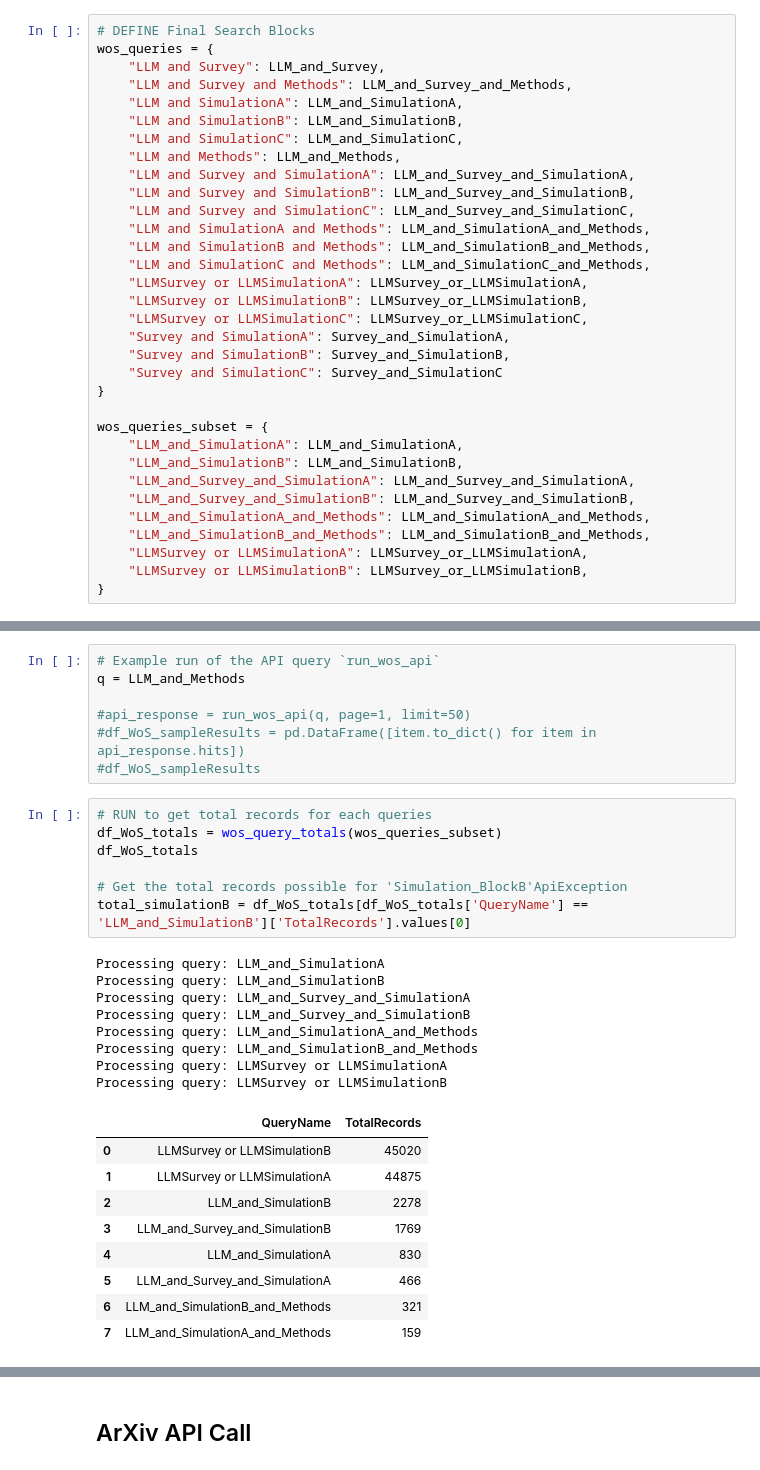
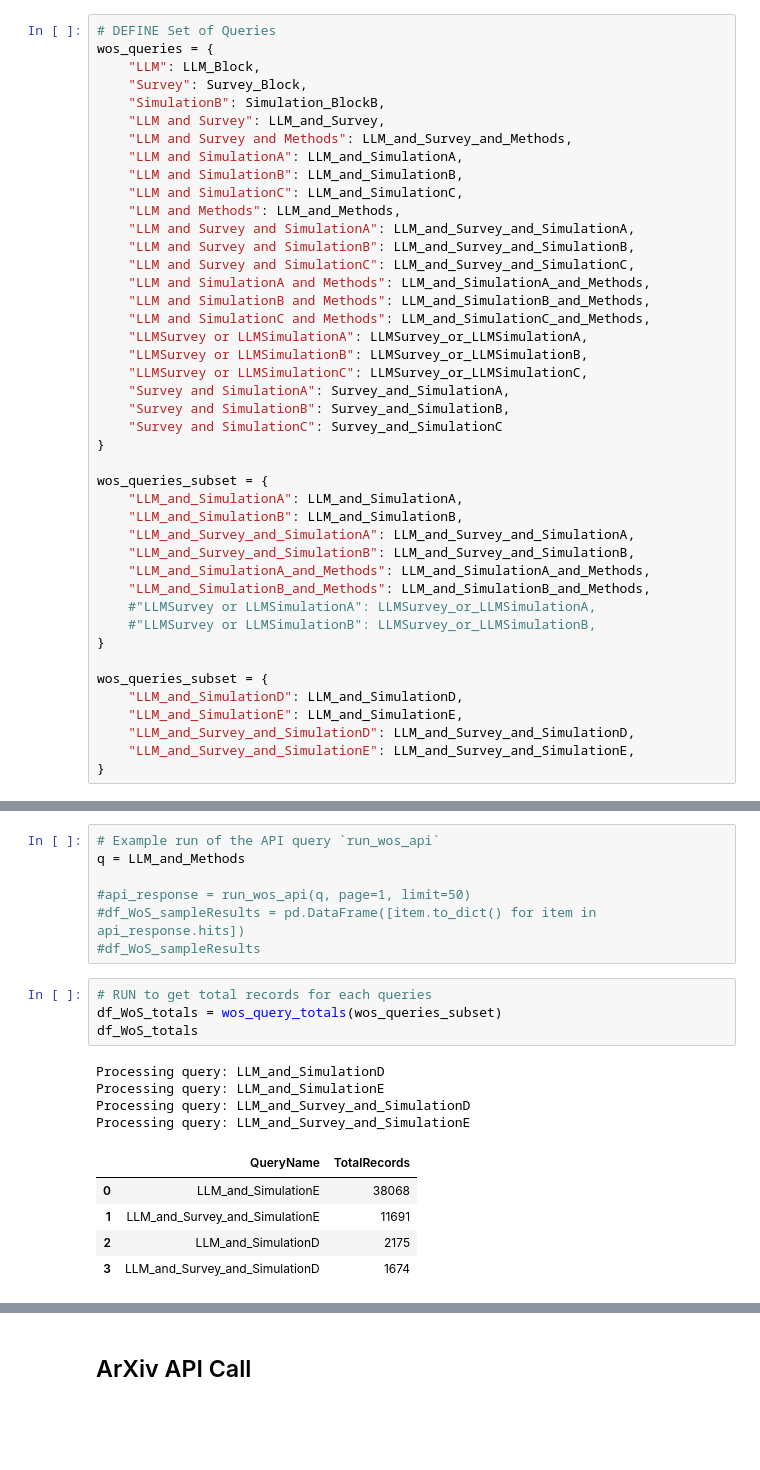
Before and after one commit to haoting-chan/AIRESIL, a Jupyter notebook: Database_extraction.ipynb, the cells around one changed output, grey strips where cells are left out. Saved outputs shown, nothing was run; the diff lists cells and outputs as text; blank space fills up the shorter version.

```diff
--- a/Database_extraction.ipynb
+++ b/Database_extraction.ipynb
@@ -95,6 +220,9 @@ LLM_and_Survey_OR_SimulationB = f'{LLM_Block} AND ({Survey_Block} OR {Simulation
 # %%
-# DEFINE Final Search Blocks
+# DEFINE Set of Queries
 wos_queries = {
+    "LLM": LLM_Block,
+    "Survey": Survey_Block,
+    "SimulationB": Simulation_BlockB,
     "LLM and Survey": LLM_and_Survey,
     "LLM and Survey and Methods": LLM_and_Survey_and_Methods,
     "LLM and SimulationA": LLM_and_SimulationA,
@@ -122,6 +250,13 @@ wos_queries_subset = {
     "LLM_and_Survey_and_SimulationB": LLM_and_Survey_and_SimulationB,
     "LLM_and_SimulationA_and_Methods": LLM_and_SimulationA_and_Methods,
     "LLM_and_SimulationB_and_Methods": LLM_and_SimulationB_and_Methods,
-    "LLMSurvey or LLMSimulationA": LLMSurvey_or_LLMSimulationA,
-    "LLMSurvey or LLMSimulationB": LLMSurvey_or_LLMSimulationB,
+    #"LLMSurvey or LLMSimulationA": LLMSurvey_or_LLMSimulationA,
+    #"LLMSurvey or LLMSimulationB": LLMSurvey_or_LLMSimulationB,
 }
+
+wos_queries_subset = {
+    "LLM_and_SimulationD": LLM_and_SimulationD,
+    "LLM_and_SimulationE": LLM_and_SimulationE,
+    "LLM_and_Survey_and_SimulationD": LLM_and_Survey_and_SimulationD,
+    "LLM_and_Survey_and_SimulationE": LLM_and_Survey_and_SimulationE,
+}
@@ -242,26 +270,15 @@ q = LLM_and_Methods
 # %%
 # RUN to get total records for each queries
 df_WoS_totals = wos_query_totals(wos_queries_subset)
 df_WoS_totals
-
-# Get the total records possible for 'Simulation_BlockB'ApiException
-total_simulationB = df_WoS_totals[df_WoS_totals['QueryName'] == 'LLM_and_SimulationB']['TotalRecords'].values[0]
 # %% [output]
-Processing query: LLM_and_SimulationA
-Processing query: LLM_and_SimulationB
-Processing query: LLM_and_Survey_and_SimulationA
-Processing query: LLM_and_Survey_and_SimulationB
-Processing query: LLM_and_SimulationA_and_Methods
-Processing query: LLM_and_SimulationB_and_Methods
-Processing query: LLMSurvey or LLMSimulationA
-Processing query: LLMSurvey or LLMSimulationB
+Processing query: LLM_and_SimulationD
+Processing query: LLM_and_SimulationE
+Processing query: LLM_and_Survey_and_SimulationD
+Processing query: LLM_and_Survey_and_SimulationE
 |  | QueryName | TotalRecords |
-| 0 | LLMSurvey or LLMSimulationB | 45020 |
-| 1 | LLMSurvey or LLMSimulationA | 44875 |
-| 2 | LLM_and_SimulationB | 2278 |
-| 3 | LLM_and_Survey_and_SimulationB | 1769 |
-| 4 | LLM_and_SimulationA | 830 |
-| 5 | LLM_and_Survey_and_SimulationA | 466 |
-| 6 | LLM_and_SimulationB_and_Methods | 321 |
-| 7 | LLM_and_SimulationA_and_Methods | 159 |
+| 0 | LLM_and_SimulationE | 38068 |
+| 1 | LLM_and_Survey_and_SimulationE | 11691 |
+| 2 | LLM_and_SimulationD | 2175 |
+| 3 | LLM_and_Survey_and_SimulationD | 1674 |
 # %%
```
Also changed, not shown: parts of 39 cells of this notebook, 2 other files.
